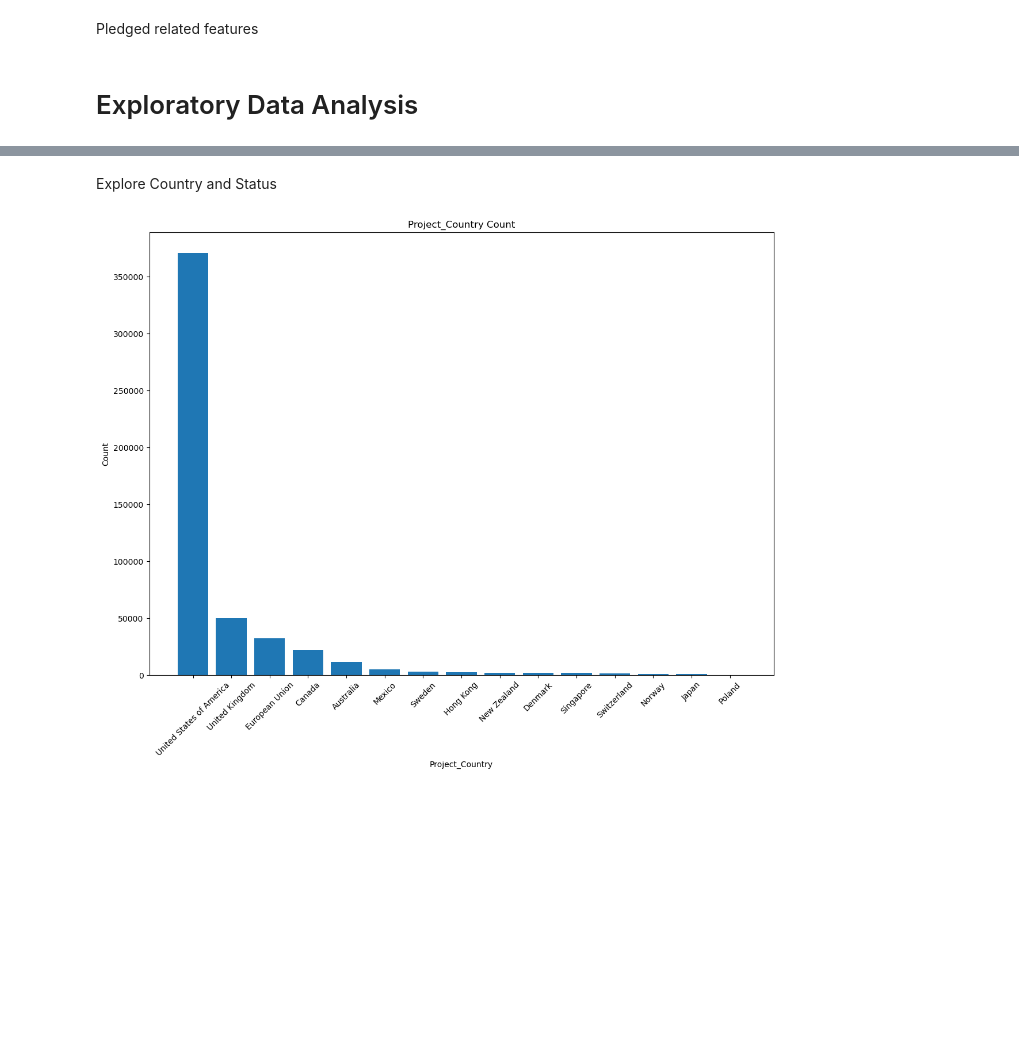
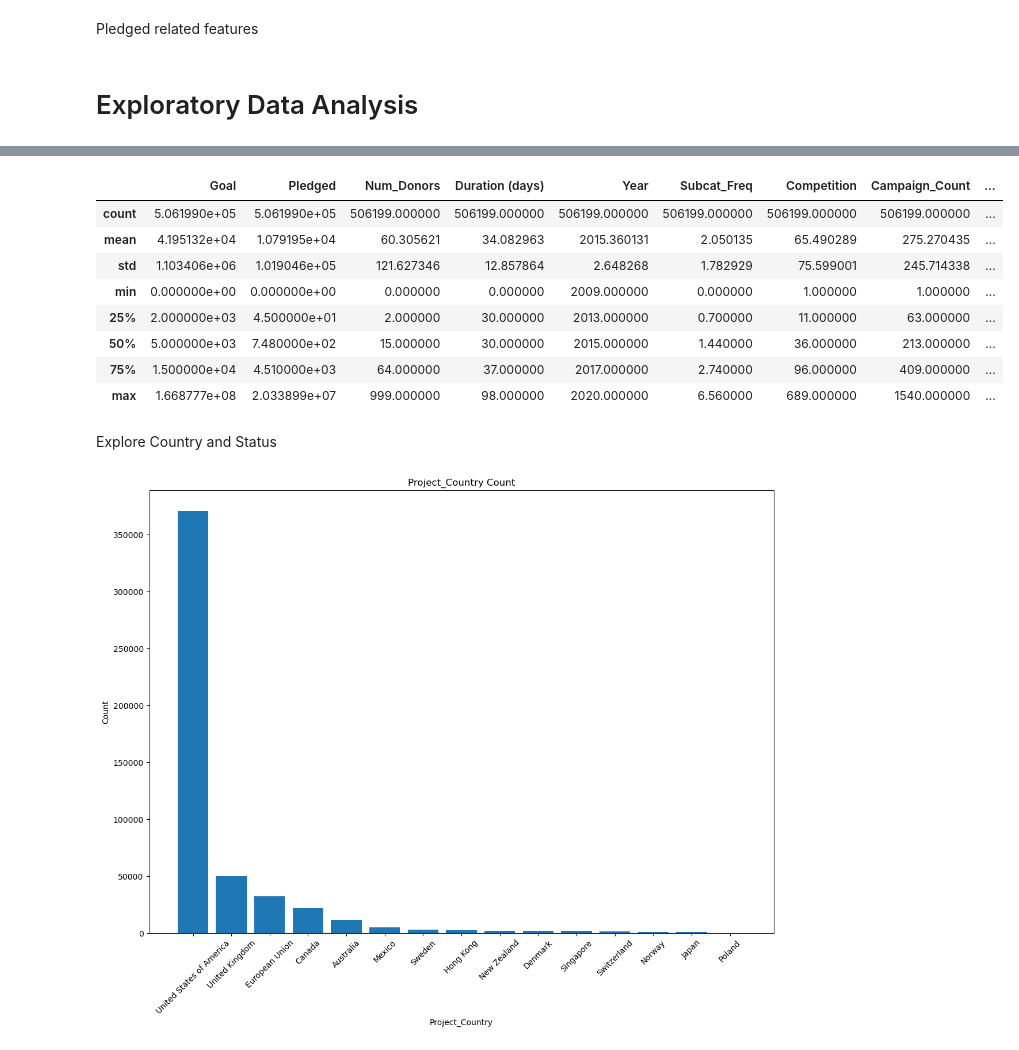
Before and after one commit to SBangarh/Kickstarter_Analysis, a Jupyter notebook: exploratory_analysis.ipynb, the cells around one changed output, grey strips where cells are left out. Drawn from its saved outputs; the diff is of its cells as text; code cells hidden in the pictures; blank space fills up the shorter version.

```diff
--- a/exploratory_analysis.ipynb
+++ b/exploratory_analysis.ipynb
@@ -412,7 +385,7 @@ def calculate_revenue(pledged, status, fee=0.05):
     return np.where(status == 'Successful', fee * pledged, 0)
 # %%
 #new feature showing revenue generated from campaign
-data['Campaign_Revenue'] = calculate_revenue(data['Pledged (USD)'], data['Status'])
+data['Campaign_Revenue'] = calculate_revenue(data['Pledged'], data['Status'])
 # %% [markdown]
 Pledged related features
 # %%
@@ -425,10 +398,10 @@ def amount_per_day(amount, duration):
     return np.where(duration > 0, (amount / duration).round(2), 0)
 # %%
 #pledge per backer
-data['Pledge_per_Backer'] = amount_per_backer(data['Pledged (USD)'], data['Backers (#)'])
+data['Pledge_per_Backer'] = amount_per_backer(data['Pledged'], data['Num_Donors'])
 
 #pledge per day
-data['Pledge_per_Day'] = amount_per_day(data['Pledged (USD)'], data['Duration (days)'])
+data['Pledge_per_Day'] = amount_per_day(data['Pledged'], data['Duration (days)'])
 # %%
 #round some new features to two decimal places
 data['Pledge_per_Backer'] = data['Pledge_per_Backer'].round(2)
@@ -454,9 +410,0 @@ data
-# %%
-#return Launched and Deadline to datetime from unix timestamp
-data['Launched'] = pd.to_datetime(data['Launched'], unit='ms').dt.date.astype(str)
-
-#return Launched and Deadline to datetime from unix timestamp
-data['Deadline'] = pd.to_datetime(data['Deadline'], unit='ms').dt.date.astype(str)
-# %%
-#drop columns - mistake from previous section
-data.drop(['Amount_Per_Day', 'Amount_Per_Backer'], axis=1, inplace=True)
@@ -463,3 +452,16 @@ data.drop(['Amount_Per_Day', 'Amount_Per_Backer'], axis=1, inplace=True)
+# %%
+#describe numerical daa
+describe_df(data)
+# %% [output]
+|  | Goal | Pledged | Num_Donors | Duration (days) | Year | Subcat_Freq | Competition | Campaign_Count | ... |
+| count | 5.061990e+05 | 5.061990e+05 | 506199.000000 | 506199.000000 | 506199.000000 | 506199.000000 | 506199.000000 | 506199.000000 | ... |
+| mean | 4.195132e+04 | 1.079195e+04 | 60.305621 | 34.082963 | 2015.360131 | 2.050135 | 65.490289 | 275.270435 | ... |
+| std | 1.103406e+06 | 1.019046e+05 | 121.627346 | 12.857864 | 2.648268 | 1.782929 | 75.599001 | 245.714338 | ... |
+| min | 0.000000e+00 | 0.000000e+00 | 0.000000 | 0.000000 | 2009.000000 | 0.000000 | 1.000000 | 1.000000 | ... |
+| 25% | 2.000000e+03 | 4.500000e+01 | 2.000000 | 30.000000 | 2013.000000 | 0.700000 | 11.000000 | 63.000000 | ... |
+| 50% | 5.000000e+03 | 7.480000e+02 | 15.000000 | 30.000000 | 2015.000000 | 1.440000 | 36.000000 | 213.000000 | ... |
+| 75% | 1.500000e+04 | 4.510000e+03 | 64.000000 | 37.000000 | 2017.000000 | 2.740000 | 96.000000 | 409.000000 | ... |
+| max | 1.668777e+08 | 2.033899e+07 | 999.000000 | 98.000000 | 2020.000000 | 6.560000 | 689.000000 | 1540.000000 | ... |
 # %% [markdown]
 Explore Country and Status
 # %%
```
Also changed, not shown: parts of 37 cells of this notebook, 1 other file.
